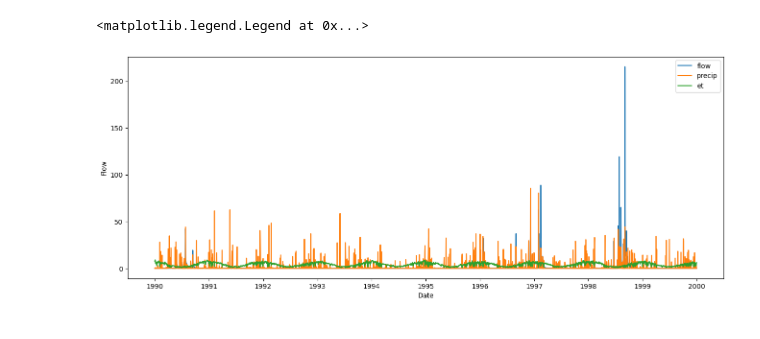
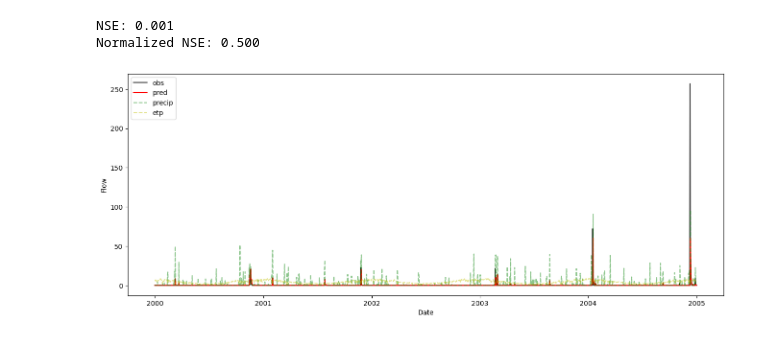
Before and after one commit to arpit-kapoor/hybrid-gr4j, a Jupyter notebook: notebooks/gr4j_module.ipynb, the cells around one changed output. Saved outputs shown, nothing was run; the diff lists cells and outputs as text; code cells hidden in the pictures.

Commit message:
Parameter tuning - hybrid model

```diff
--- a/notebooks/gr4j_module.ipynb
+++ b/notebooks/gr4j_module.ipynb
@@ -144,8 +146,10 @@ def evaluate(model, dates, et, prcp, flow):
     print(f"Normalized NSE: {nnse_score:.3f}")
 
     fig, ax = plt.subplots(figsize=(16, 6))
-    ax.plot(dates, flow.numpy(), label='obs')
-    ax.plot(dates, flow_pred.detach().numpy(), label='pred')
+    ax.plot(dates, flow.detach().numpy(), color='black', label='obs', alpha=0.8)
+    ax.plot(dates, flow_pred.detach().numpy(), color='red', label='pred', alpha=1.0)
+    ax.plot(dates, prcp.detach().numpy(), 'g--', label='precip', alpha=0.45)
+    ax.plot(dates, et.detach().numpy(), 'y--', label='etp', alpha=0.45)
 
     ax.set_xlabel('Date')
     ax.set_ylabel('Flow')
@@ -230,13 +206,12 @@ Normalized NSE: 0.552
-# %%
-fig, ax = plt.subplots(figsize=(16, 6))
-ax.plot(date_calib, flow_calib.numpy(), label='flow')
-ax.plot(date_calib, prcp_calib.numpy(), label='precip')
-ax.plot(date_calib, et_calib.numpy(), label='et')
-
-ax.set_xlabel('Date')
-ax.set_ylabel('Flow')
-
-plt.legend()
-# %% [output]
-<matplotlib.legend.Legend at 0x...>
-[figure, removed]
+# %%
+# Evaluate on unseen data
+prcp_holdout = torch.from_numpy(holdout_data.loc[:, 'Rain'].values)
+et_holdout= torch.from_numpy(holdout_data.loc[:, 'FAO56'].values)
+flow_holdout = torch.from_numpy(holdout_data.loc[:, 'Value'].values)
+date_holdout = holdout_data.loc[:, 'Date'].values
+
+evaluate(model, date_holdout, et_holdout, prcp_holdout, flow_holdout)
+# %% [output]
+NSE: 0.001
+Normalized NSE: 0.500
+[figure, added]
```
Also changed, not shown: parts of 6 cells of this notebook.
